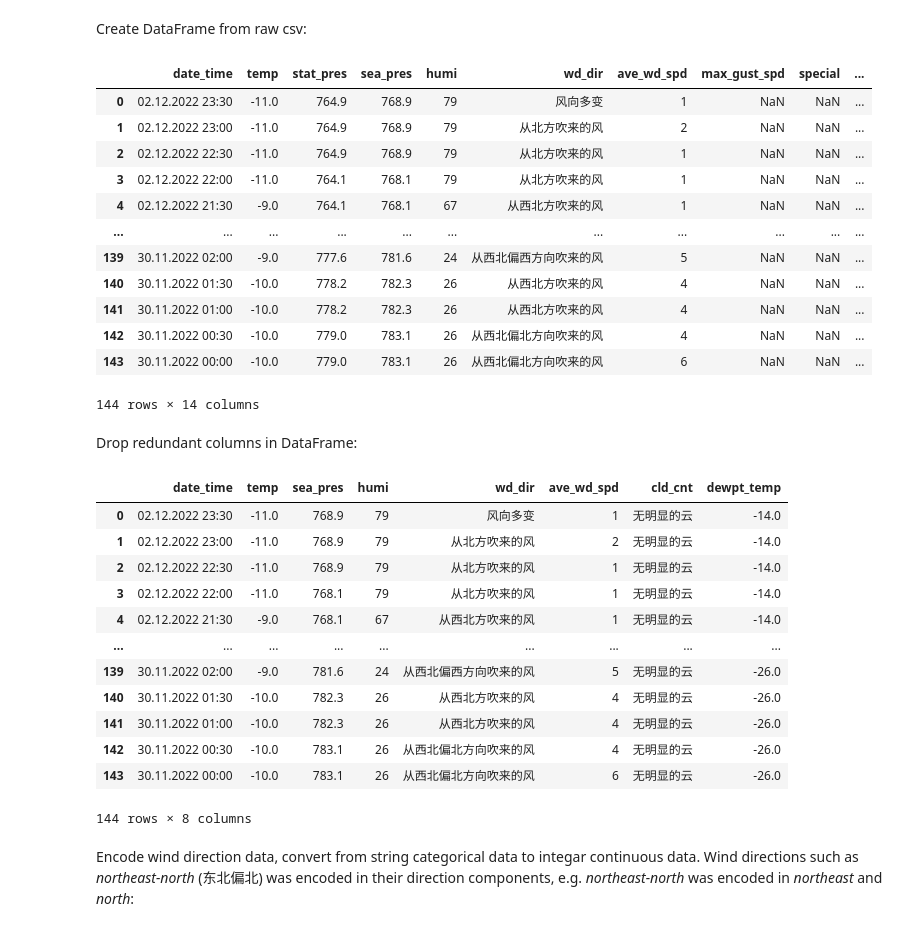
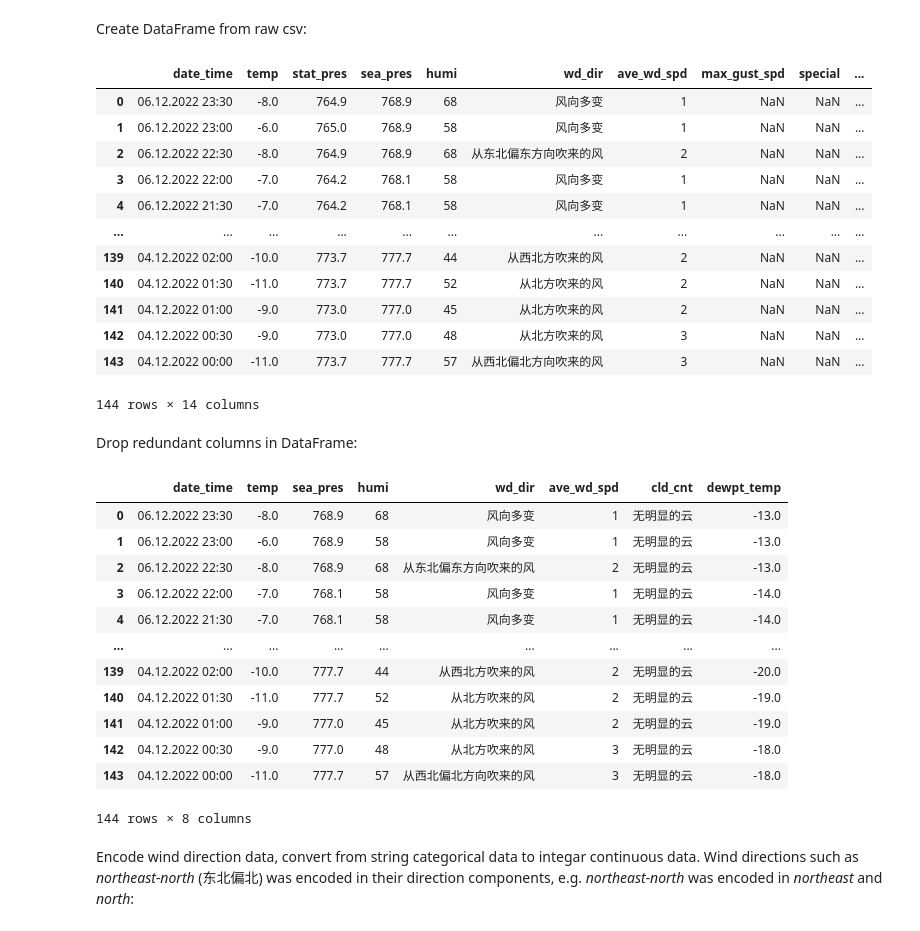
Before and after one commit to sailinglove/Beijing_Weather_Forecast-MLPDA, a Jupyter notebook: dataPreparation copy.ipynb, the cells around one changed output. Saved outputs shown, nothing was run; the diff lists cells and outputs as text; code cells hidden in the pictures.

```diff
--- a/dataPreparation copy.ipynb
+++ b/dataPreparation copy.ipynb
@@ -3,22 +3,22 @@ import pandas as pd
 # %% [markdown]
 Create DataFrame from raw csv:
 # %%
-dataFile = r"data/ZBAA.30.11.2022.02.12.2022.1.0.0.cn.utf8.00000000.csv"
+dataFile = r"data/ZBAA.04.12.2022.06.12.2022.1.0.0.cn.utf8.00000000.csv"
 df = pd.read_csv(dataFile, sep=';')
 df
 # %% [output]
 |  | date_time | temp | stat_pres | sea_pres | humi | wd_dir | ave_wd_spd | max_gust_spd | special | ... |
-| 0 | 02.12.2022 23:30 | -11.0 | 764.9 | 768.9 | 79 | 风向多变 | 1 | NaN | NaN | ... |
-| 1 | 02.12.2022 23:00 | -11.0 | 764.9 | 768.9 | 79 | 从北方吹来的风 | 2 | NaN | NaN | ... |
-| 2 | 02.12.2022 22:30 | -11.0 | 764.9 | 768.9 | 79 | 从北方吹来的风 | 1 | NaN | NaN | ... |
-| 3 | 02.12.2022 22:00 | -11.0 | 764.1 | 768.1 | 79 | 从北方吹来的风 | 1 | NaN | NaN | ... |
-| 4 | 02.12.2022 21:30 | -9.0 | 764.1 | 768.1 | 67 | 从西北方吹来的风 | 1 | NaN | NaN | ... |
+| 0 | 06.12.2022 23:30 | -8.0 | 764.9 | 768.9 | 68 | 风向多变 | 1 | NaN | NaN | ... |
+| 1 | 06.12.2022 23:00 | -6.0 | 765.0 | 768.9 | 58 | 风向多变 | 1 | NaN | NaN | ... |
+| 2 | 06.12.2022 22:30 | -8.0 | 764.9 | 768.9 | 68 | 从东北偏东方向吹来的风 | 2 | NaN | NaN | ... |
+| 3 | 06.12.2022 22:00 | -7.0 | 764.2 | 768.1 | 58 | 风向多变 | 1 | NaN | NaN | ... |
+| 4 | 06.12.2022 21:30 | -7.0 | 764.2 | 768.1 | 58 | 风向多变 | 1 | NaN | NaN | ... |
 | ... | ... | ... | ... | ... | ... | ... | ... | ... | ... | ... |
-| 139 | 30.11.2022 02:00 | -9.0 | 777.6 | 781.6 | 24 | 从西北偏西方向吹来的风 | 5 | NaN | NaN | ... |
-| 140 | 30.11.2022 01:30 | -10.0 | 778.2 | 782.3 | 26 | 从西北方吹来的风 | 4 | NaN | NaN | ... |
-| 141 | 30.11.2022 01:00 | -10.0 | 778.2 | 782.3 | 26 | 从西北方吹来的风 | 4 | NaN | NaN | ... |
-| 142 | 30.11.2022 00:30 | -10.0 | 779.0 | 783.1 | 26 | 从西北偏北方向吹来的风 | 4 | NaN | NaN | ... |
-| 143 | 30.11.2022 00:00 | -10.0 | 779.0 | 783.1 | 26 | 从西北偏北方向吹来的风 | 6 | NaN | NaN | ... |
+| 139 | 04.12.2022 02:00 | -10.0 | 773.7 | 777.7 | 44 | 从西北方吹来的风 | 2 | NaN | NaN | ... |
+| 140 | 04.12.2022 01:30 | -11.0 | 773.7 | 777.7 | 52 | 从北方吹来的风 | 2 | NaN | NaN | ... |
+| 141 | 04.12.2022 01:00 | -9.0 | 773.0 | 777.0 | 45 | 从北方吹来的风 | 2 | NaN | NaN | ... |
+| 142 | 04.12.2022 00:30 | -9.0 | 773.0 | 777.0 | 48 | 从北方吹来的风 | 3 | NaN | NaN | ... |
+| 143 | 04.12.2022 00:00 | -11.0 | 773.7 | 777.7 | 57 | 从西北偏北方向吹来的风 | 3 | NaN | NaN | ... |
 144 rows × 14 columns
 # %% [markdown]
 Drop redundant columns in DataFrame:
@@ -28,17 +28,17 @@ df
 # df.drop(['stat_pres', 'max_gust_spd', 'special', 'important', 'Unnamed: 13'], axis=1)
 # %% [output]
 |  | date_time | temp | sea_pres | humi | wd_dir | ave_wd_spd | cld_cnt | dewpt_temp |
-| 0 | 02.12.2022 23:30 | -11.0 | 768.9 | 79 | 风向多变 | 1 | 无明显的云 | -14.0 |
-| 1 | 02.12.2022 23:00 | -11.0 | 768.9 | 79 | 从北方吹来的风 | 2 | 无明显的云 | -14.0 |
-| 2 | 02.12.2022 22:30 | -11.0 | 768.9 | 79 | 从北方吹来的风 | 1 | 无明显的云 | -14.0 |
-| 3 | 02.12.2022 22:00 | -11.0 | 768.1 | 79 | 从北方吹来的风 | 1 | 无明显的云 | -14.0 |
-| 4 | 02.12.2022 21:30 | -9.0 | 768.1 | 67 | 从西北方吹来的风 | 1 | 无明显的云 | -14.0 |
+| 0 | 06.12.2022 23:30 | -8.0 | 768.9 | 68 | 风向多变 | 1 | 无明显的云 | -13.0 |
+| 1 | 06.12.2022 23:00 | -6.0 | 768.9 | 58 | 风向多变 | 1 | 无明显的云 | -13.0 |
+| 2 | 06.12.2022 22:30 | -8.0 | 768.9 | 68 | 从东北偏东方向吹来的风 | 2 | 无明显的云 | -13.0 |
+| 3 | 06.12.2022 22:00 | -7.0 | 768.1 | 58 | 风向多变 | 1 | 无明显的云 | -14.0 |
+| 4 | 06.12.2022 21:30 | -7.0 | 768.1 | 58 | 风向多变 | 1 | 无明显的云 | -14.0 |
 | ... | ... | ... | ... | ... | ... | ... | ... | ... |
-| 139 | 30.11.2022 02:00 | -9.0 | 781.6 | 24 | 从西北偏西方向吹来的风 | 5 | 无明显的云 | -26.0 |
-| 140 | 30.11.2022 01:30 | -10.0 | 782.3 | 26 | 从西北方吹来的风 | 4 | 无明显的云 | -26.0 |
-| 141 | 30.11.2022 01:00 | -10.0 | 782.3 | 26 | 从西北方吹来的风 | 4 | 无明显的云 | -26.0 |
-| 142 | 30.11.2022 00:30 | -10.0 | 783.1 | 26 | 从西北偏北方向吹来的风 | 4 | 无明显的云 | -26.0 |
-| 143 | 30.11.2022 00:00 | -10.0 | 783.1 | 26 | 从西北偏北方向吹来的风 | 6 | 无明显的云 | -26.0 |
+| 139 | 04.12.2022 02:00 | -10.0 | 777.7 | 44 | 从西北方吹来的风 | 2 | 无明显的云 | -20.0 |
+| 140 | 04.12.2022 01:30 | -11.0 | 777.7 | 52 | 从北方吹来的风 | 2 | 无明显的云 | -19.0 |
+| 141 | 04.12.2022 01:00 | -9.0 | 777.0 | 45 | 从北方吹来的风 | 2 | 无明显的云 | -19.0 |
+| 142 | 04.12.2022 00:30 | -9.0 | 777.0 | 48 | 从北方吹来的风 | 3 | 无明显的云 | -18.0 |
+| 143 | 04.12.2022 00:00 | -11.0 | 777.7 | 57 | 从西北偏北方向吹来的风 | 3 | 无明显的云 | -18.0 |
 144 rows × 8 columns
 # %%
 import re
```
Also changed, not shown: parts of 2 cells of this notebook, 4 other files.
